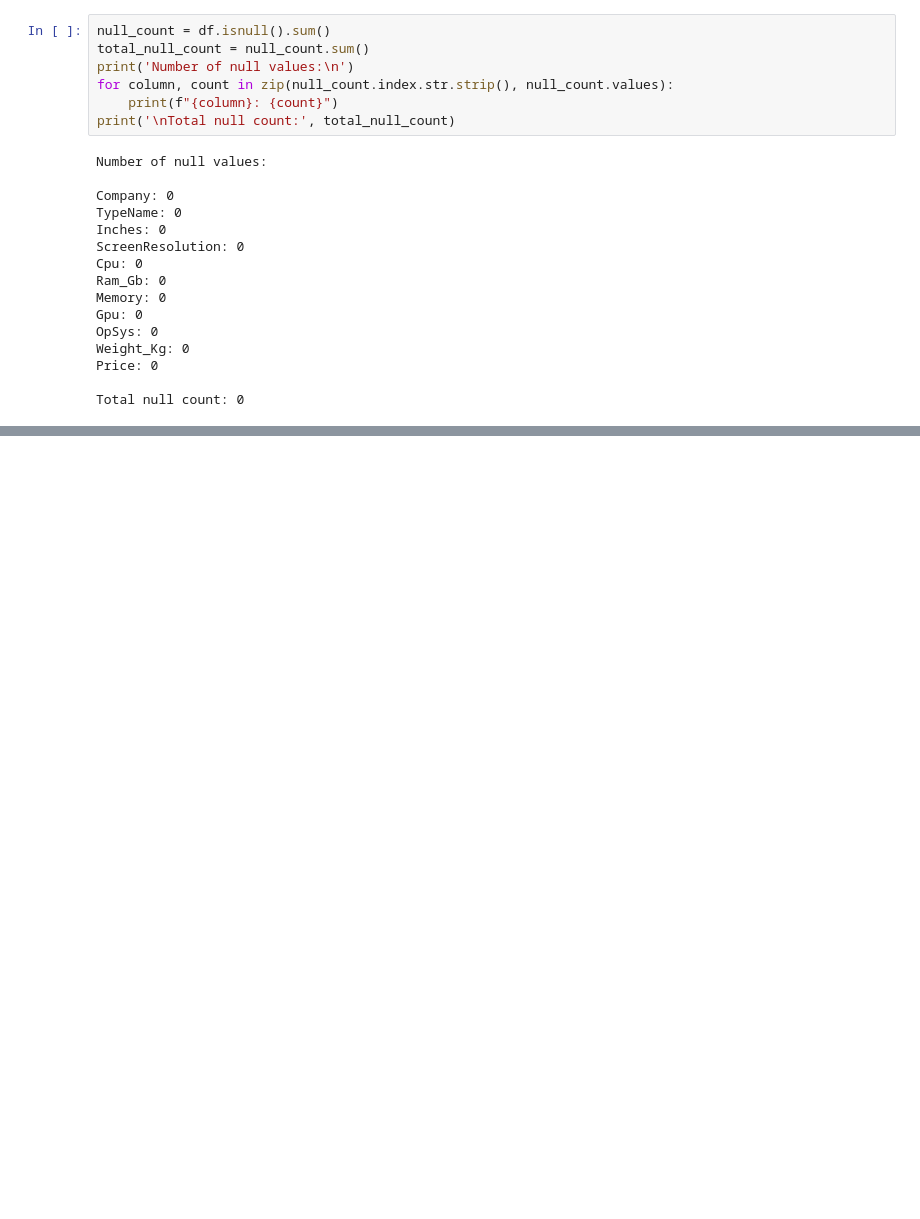
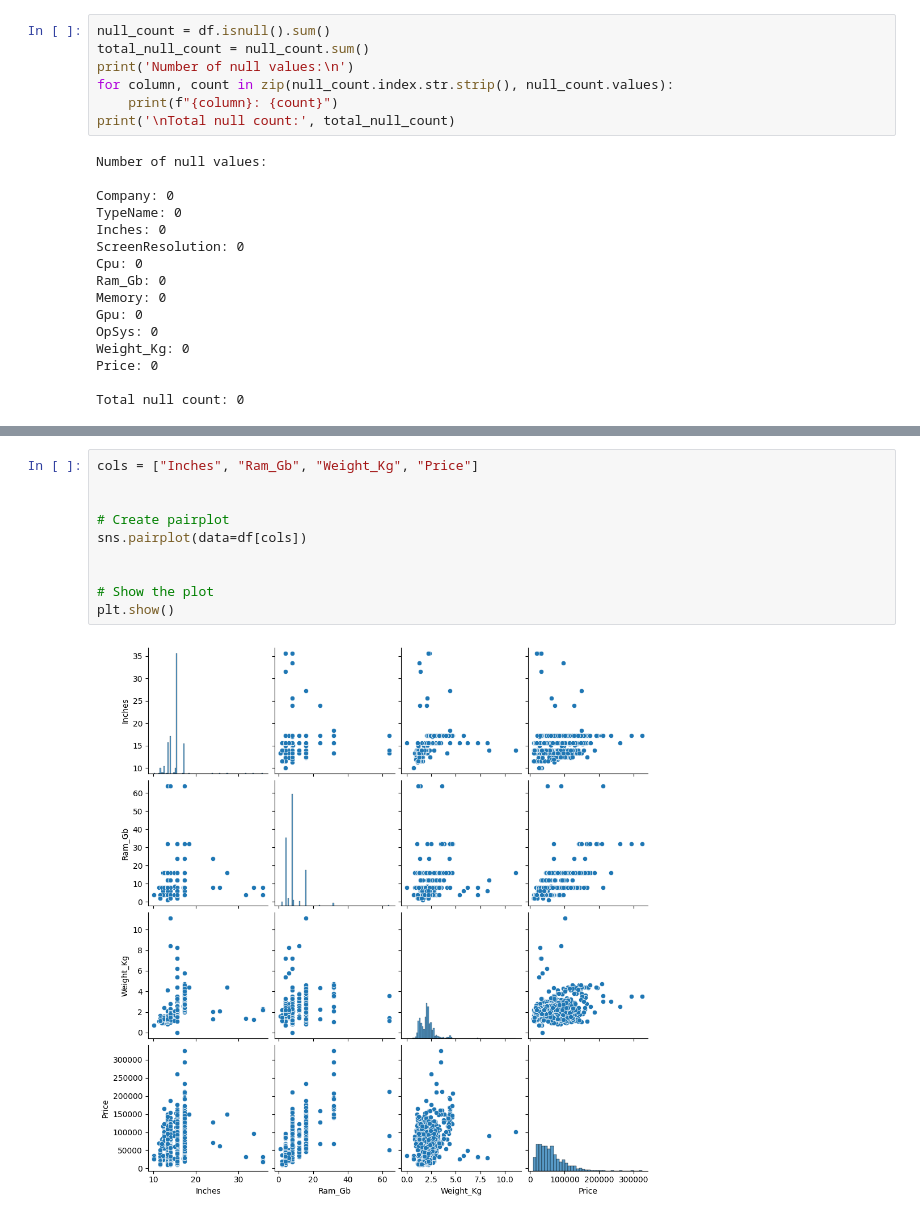
Before and after one commit to Ste881/Laptop-price-prediction, a Jupyter notebook: laptop_ML_project.ipynb, the cells around one changed output, grey strips where cells are left out. Drawn from its saved outputs; the diff is of its cells as text; blank space fills up the shorter version.

```diff
--- a/laptop_ML_project.ipynb
+++ b/laptop_ML_project.ipynb
@@ -158,0 +156,12 @@ Total null count: 0
+# %%
+cols = ["Inches", "Ram_Gb", "Weight_Kg", "Price"]
+
+
+# Create pairplot
+sns.pairplot(data=df[cols])
+
+
+# Show the plot
+plt.show()
+# %% [output]
+[figure, added]
```
Also changed, not shown: parts of 5 cells of this notebook.
